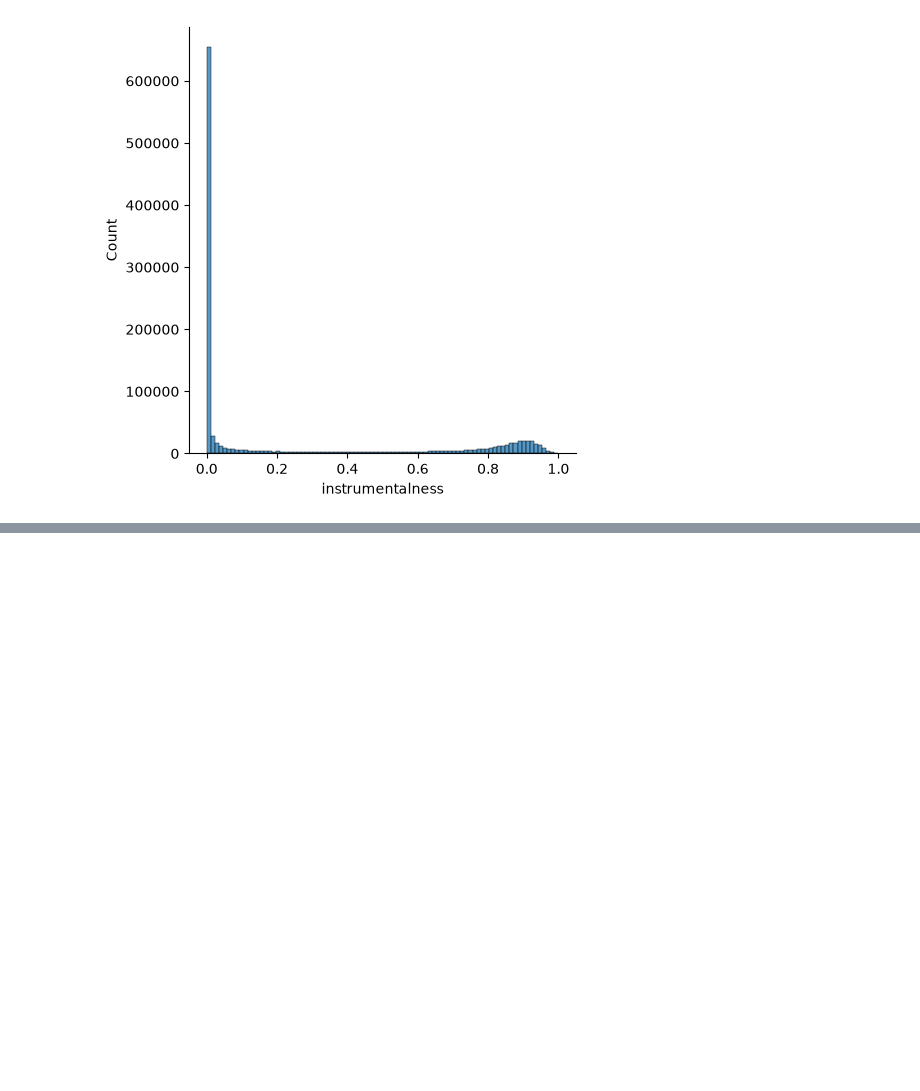
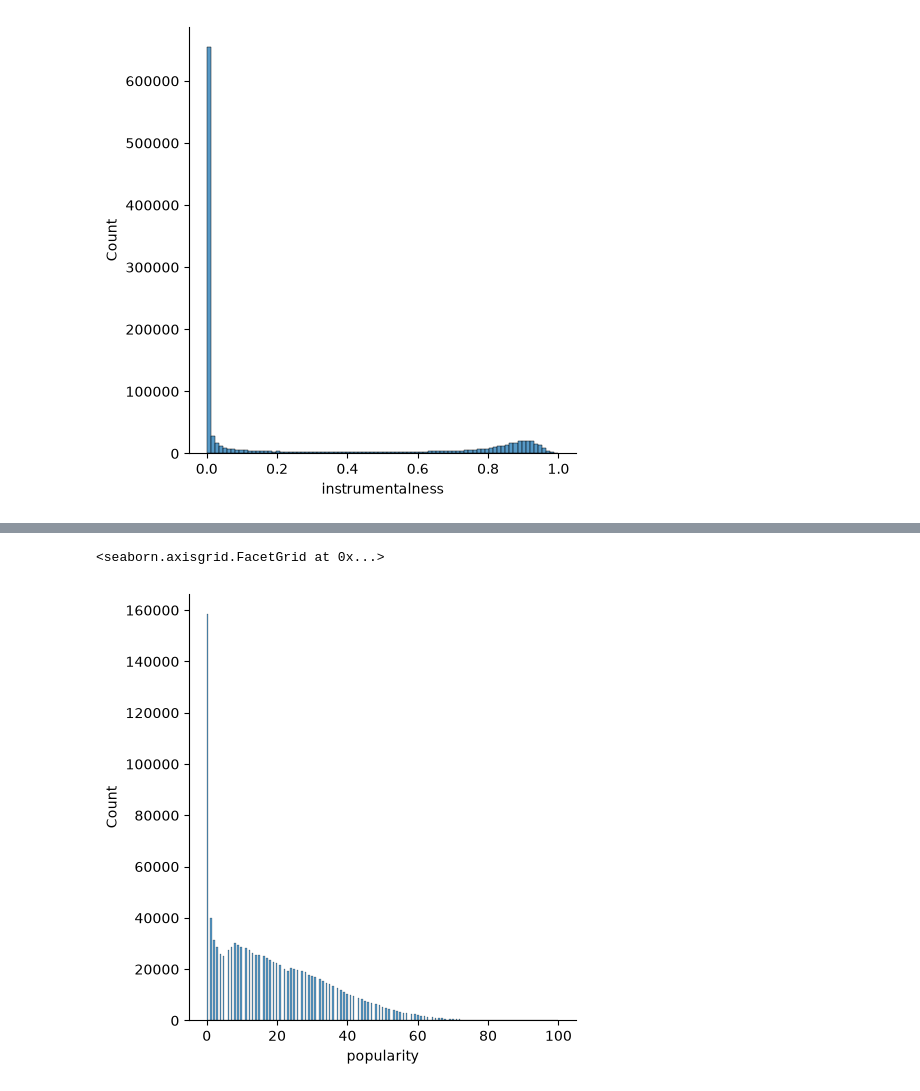
Before and after one commit to IsaiasMart/EDA_MUSICA, a Jupyter notebook: src/notebooks/estudioUnivarianteTest.ipynb, the cells around one changed output, grey strips where cells are left out. Drawn from its saved outputs; the diff is of its cells as text; code cells hidden in the pictures; blank space fills up the shorter version.

```diff
--- a/src/notebooks/estudioUnivarianteTest.ipynb
+++ b/src/notebooks/estudioUnivarianteTest.ipynb
@@ -218,0 +165,5 @@ Name: 414951, dtype: object
+# %%
+sns.displot(archivo.popularity)
+# %% [output]
+<seaborn.axisgrid.FacetGrid at 0x...>
+[figure, added]
```
Also changed, not shown: parts of 9 cells of this notebook, 9 other files.
